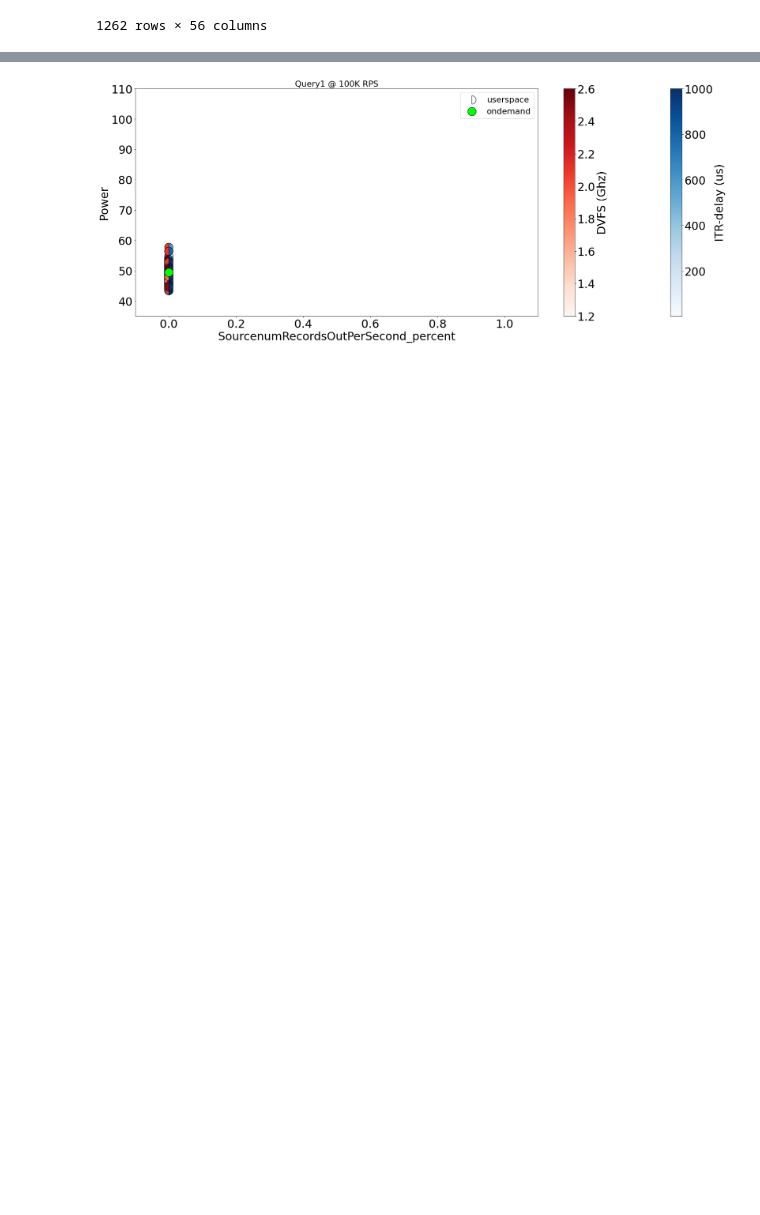
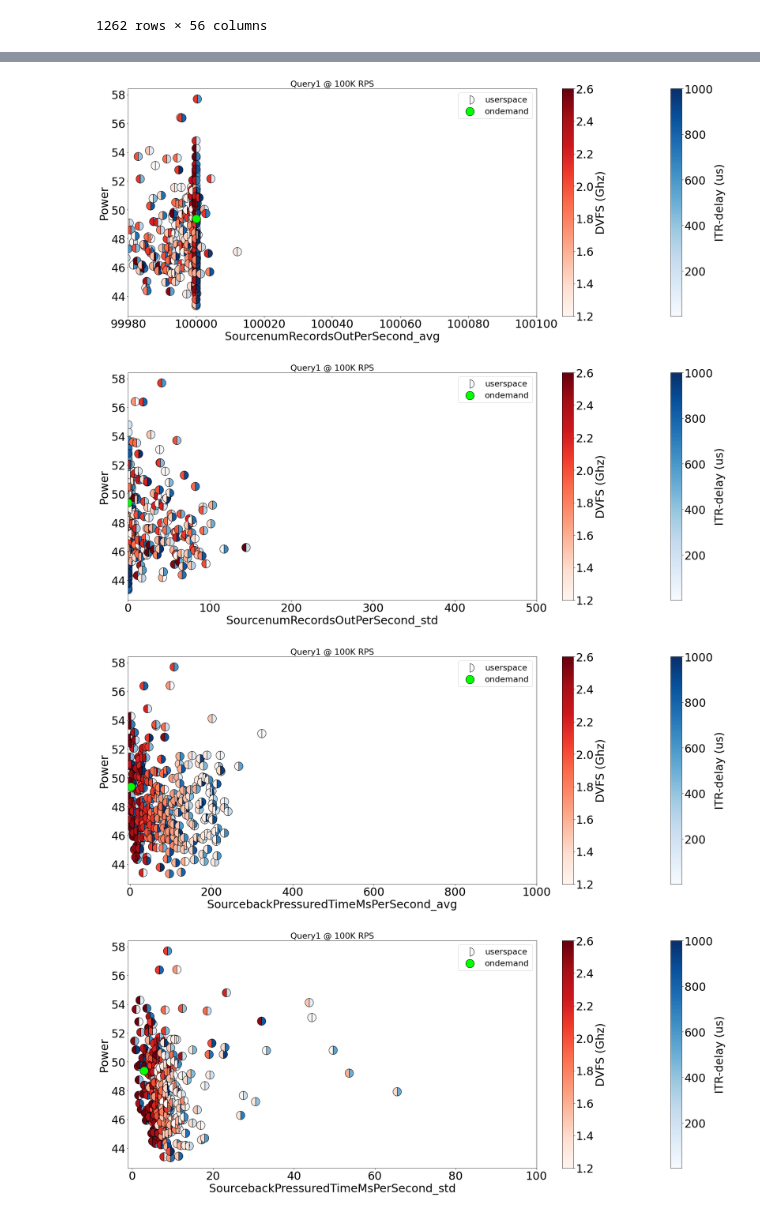
Before and after one commit to EEStrmCmptng/experiment-scripts, a Jupyter notebook: jupyter-notebook/Q1_ITR-DVFS_16-16-16_100K-200K-300K-400K.ipynb, the cells around one changed output, grey strips where cells are left out. Drawn from its saved outputs; the diff is of its cells as text; code cells hidden in the pictures; blank space fills up the shorter version.

```diff
--- a/jupyter-notebook/Q1_ITR-DVFS_16-16-16_100K-200K-300K-400K.ipynb
+++ b/jupyter-notebook/Q1_ITR-DVFS_16-16-16_100K-200K-300K-400K.ipynb
@@ -67,7 +59,7 @@ Index(['Unnamed: 0', 'sleepdisable', 'i', 'itr', 'dvfs', 'rate', 'policy',
        'MapperbackPressuredTime_%', 'SourcenumRecordsOutPerSecond_percent'],
       dtype='object')
 # %%
-def graph(rate, dfo, dfu):
+def graph(rate, dfo, dfu, left=-0.1, right=1.1, metric='SourcenumRecordsOutPerSecond_percent'):
     plt.rcParams['figure.figsize'] = 25, 10
     plt.rc('axes', labelsize=30)    # fontsize of the x and y labels
     plt.rc('xtick', labelsize=30)    # fontsize of the tick labels
@@ -75,15 +67,15 @@ def graph(rate, dfo, dfu):
 
     fig, ax = plt.subplots()
 
-    scatter_c1 = ax.scatter(dfu['SourcenumRecordsOutPerSecond_percent'].tolist(),
+    scatter_c1 = ax.scatter(dfu[metric].tolist(),
                             dfu['pkg_watts_avg'].tolist(), s=500, c=dfu.itr, edgecolor="black",
                             cmap='Blues', marker=MarkerStyle("o", fillstyle="right"), label="userspace")
 
-    scatter_c2 = ax.scatter(dfu['SourcenumRecordsOutPerSecond_percent'].tolist(),
+    scatter_c2 = ax.scatter(dfu[metric].tolist(),
                             dfu['pkg_watts_avg'].tolist(), s=500, c=dfu.dvfs, edgecolor="black",
                             cmap='Reds', marker=MarkerStyle("o", fillstyle="left"))
 
-    ax.scatter(dfo['SourcenumRecordsOutPerSecond_percent'].tolist(),
+    ax.scatter(dfo[metric].tolist(),
                             dfo['pkg_watts_avg'].tolist(), s=500,edgecolor="black", c='lime',
                            marker=MarkerStyle("o"), label="ondemand")
 
@@ -91,10 +83,10 @@ def graph(rate, dfo, dfu):
     cbar_c1 = plt.colorbar(scatter_c1, ax=ax, orientation='vertical', label="ITR-delay (us)")
     cbar_c2 = plt.colorbar(scatter_c2, ax=ax, orientation='vertical', label="DVFS (Ghz)")
 
-    ax.set_xlabel('SourcenumRecordsOutPerSecond_percent')
+    ax.set_xlabel(metric)
     ax.set_ylabel('Power')
-    ax.set_xlim(left=-0.1, right=1.1)
-    ax.set_ylim(bottom=35, top=110.0)
+    ax.set_xlim(left=left, right=right)
+    #ax.set_ylim(bottom=35, top=110.0)
 
     ax.set_title(f"Query1 @ {rate}K RPS", size=22)
     plt.legend(fontsize=22)
@@ -103,9 +95,15 @@ def graph(rate, dfo, dfu):
 # %%
 df100o = df_comb[(df_comb.rate == 100000) & (df_comb.policy == 'ondemand')]
 df100u = df_comb[(df_comb.rate == 100000) & (df_comb.policy == 'userspace')]
-graph(100, df100o, df100u)
+graph(100, df100o, df100u, 99980, 100100, metric='SourcenumRecordsOutPerSecond_avg')
+graph(100, df100o, df100u, 0, 500, metric='SourcenumRecordsOutPerSecond_std')
+graph(100, df100o, df100u, -5, 1000, 'SourcebackPressuredTimeMsPerSecond_avg')
+graph(100, df100o, df100u, -1, 100, 'SourcebackPressuredTimeMsPerSecond_std')
 # %% [output]
-[figure, old version]
+[figure, new version]
+[figure, added]
+[figure, added]
+[figure, added]
 # %%
 df200o = df_comb[(df_comb.rate == 200000) & (df_comb.policy == 'ondemand')]
 df200u = df_comb[(df_comb.rate == 200000) & (df_comb.policy == 'userspace')]
```
Also changed, not shown: parts of 4 cells of this notebook, 1 other file.
